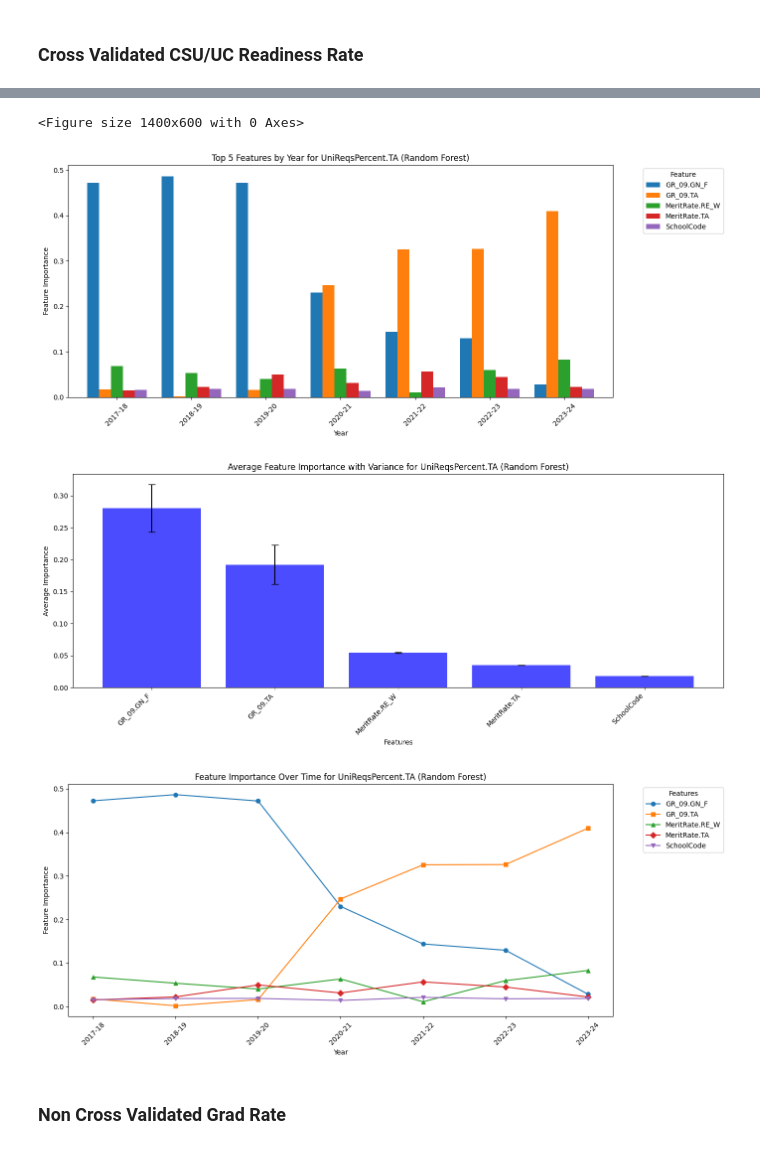
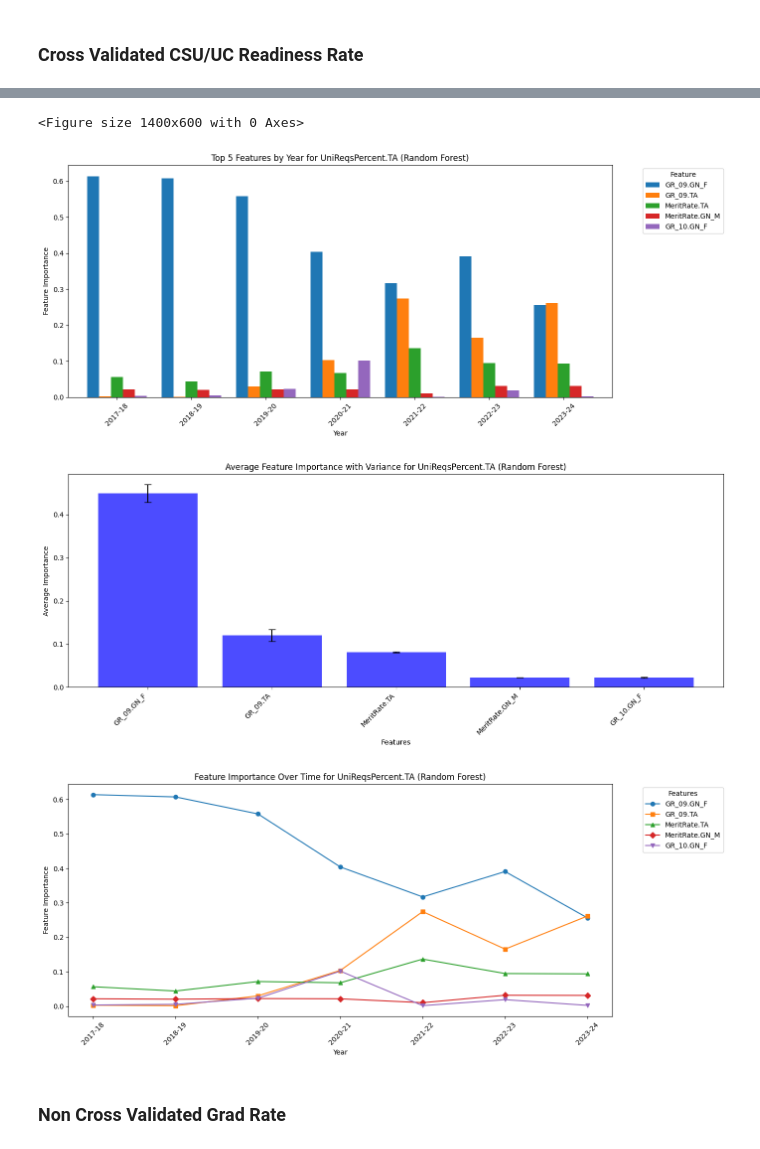
Before and after one commit to PENTASHIFT/DS-Capstone-Project, a Jupyter notebook: modeling/ACGR & Census Day/combined_wide_longitudinal.ipynb, the cells around one changed output, grey strips where cells are left out. Drawn from its saved outputs; the diff is of its cells as text; code cells hidden in the pictures.

Commit message:
WIP: Models for Presentation

```diff
--- a/modeling/ACGR & Census Day/combined_wide_longitudinal.ipynb
+++ b/modeling/ACGR & Census Day/combined_wide_longitudinal.ipynb
@@ -137,9 +131,10 @@ for year, year_df in year_df_mapping.items():
     cv_result = cross_validate_xgboost(
         df=year_df,
         target_column=target_column,
-        columns_to_drop=[target_column, "AcademicYear"] + grad_rate_columns_to_drop,
+        columns_to_drop=[target_column] + grad_rate_columns_to_drop,
         n_splits=5,
-        print_results=False,
+        print_results=True,
+        n_jobs=-1,
     )
 
     cv_xgb_models[year] = cv_result
@@ -176,9 +189,10 @@ for year, year_df in year_df_mapping.items():
     cv_result = cross_validate_xgboost(
         df=year_df,
         target_column=target_column,
-        columns_to_drop=[target_column, "AcademicYear"] + csu_rate_columns_to_drop,
+        columns_to_drop=[target_column] + csu_rate_columns_to_drop,
         n_splits=5,
-        print_results=False,
+        print_results=True,
+        n_jobs=-1,
     )
 
     cv_xgb_models[year] = cv_result
@@ -272,7 +304,8 @@ for year in years:
         target_column=target_variable,
         columns_to_drop=grad_rate_columns_to_drop,
         n_splits=5,
-        print_results=False,
+        print_results=True,
+        n_jobs=-1,
     )
 
     cv_models[year] = cv_result
@@ -314,9 +365,10 @@ for year in years:
     cv_result = cross_validate_random_forest(
         df=df,
         target_column=target_variable,
-        columns_to_drop=grad_rate_columns_to_drop,
+        columns_to_drop=csu_rate_columns_to_drop,
         n_splits=5,
-        print_results=False,
+        print_results=True,
+        n_jobs=-1,
     )
 
     cv_models[year] = cv_result
@@ -323,11 +393,12 @@ for year in years:
 # %%
-all_top_features = plot_cv_feature_importance_rf(cv_models, top_n=5)
+k = 5
+all_top_features = plot_cv_feature_importance_rf(cv_models, top_n=k)
 
-plot_top_k_features_rf(cv_models, target_variable=target_variable, k=5)
+plot_top_k_features_rf(cv_models, target_variable=target_variable, k=k)
 plot_feature_avg_variance_rf(
-    cv_models, target_variable=target_variable, top_k_features=all_top_features[:5]
+    cv_models, target_variable=target_variable, top_k_features=all_top_features[:k]
 )
 plot_feature_time_series_rf(
-    cv_models, target_variable=target_variable, top_k_features=all_top_features[:5]
+    cv_models, target_variable=target_variable, top_k_features=all_top_features[:k]
 )
 # %% [output]
@@ -335,7 +406,7 @@ plot_feature_time_series_rf(
 <Figure size 1400x600 with 0 Axes>
-[figure, old version]
+[figure, new version]
-[figure, old version]
+[figure, new version]
-[figure, old version]
+[figure, new version]
 # %% [markdown]
 ### Non Cross Validated Grad Rate
 # %%
```
Also changed, not shown: parts of 14 cells of this notebook, 5 other files.
